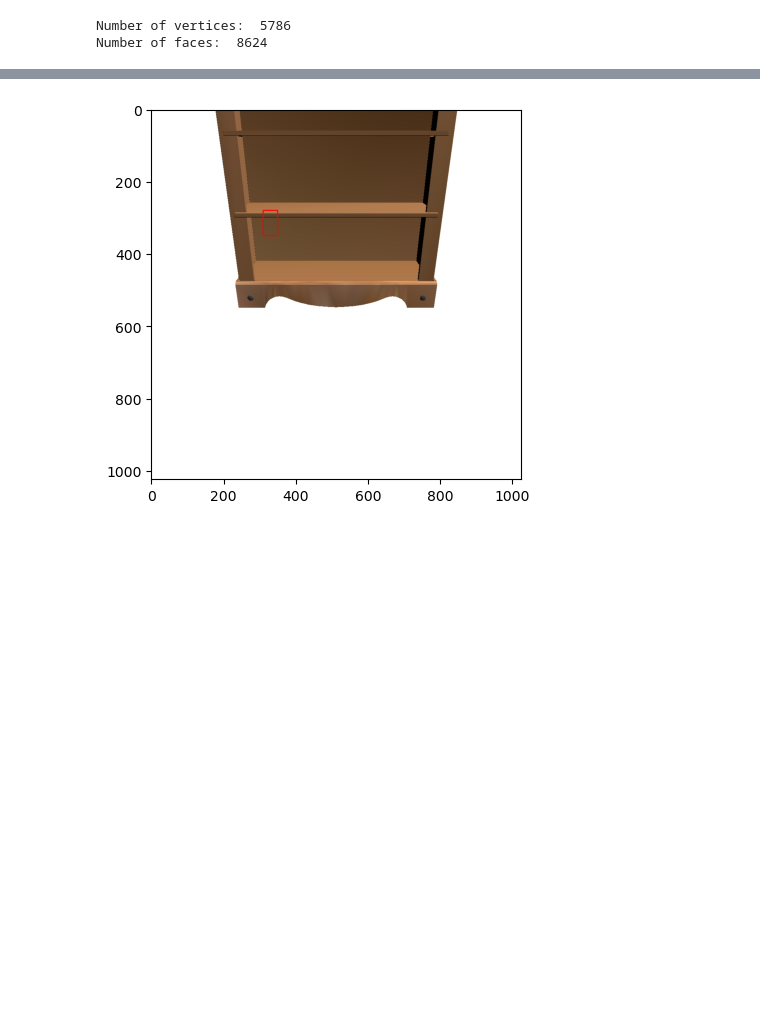
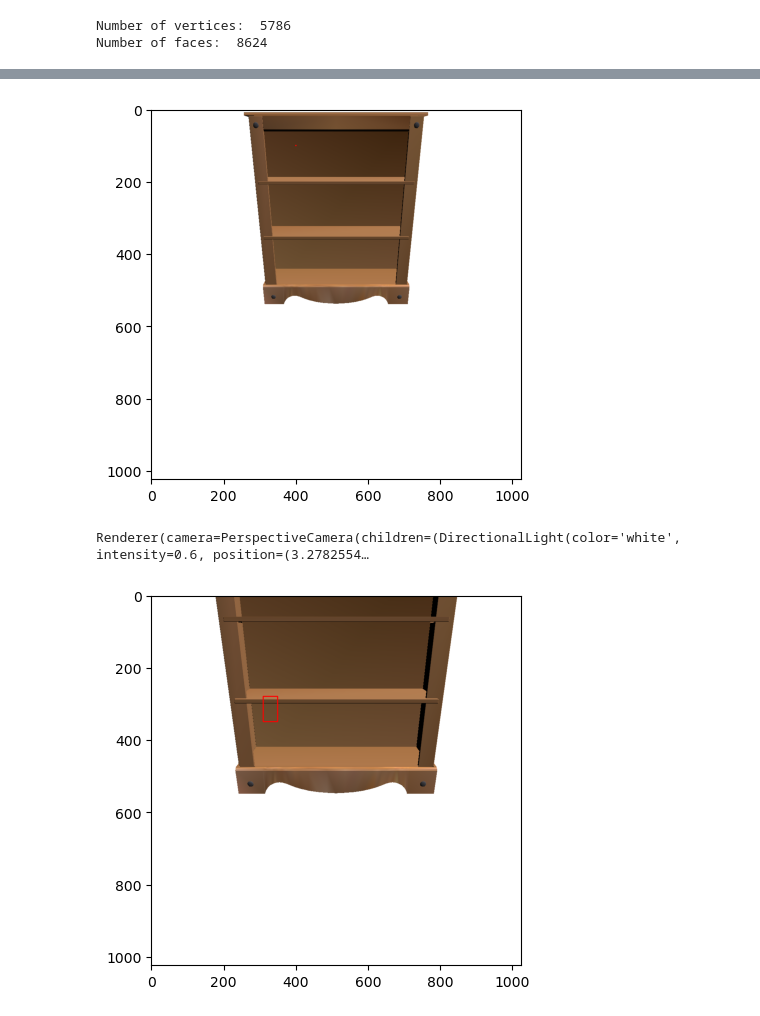
Before and after one commit to n-khalil/SATR-tests, a Jupyter notebook: project_back.ipynb, the cells around one changed output, grey strips where cells are left out. Cells and saved outputs as stored; diff of their text form; code cells hidden in the pictures; blank space fills up the shorter version.

```diff
--- a/project_back.ipynb
+++ b/project_back.ipynb
@@ -323,6 +324,27 @@ def project_back_image(bbox, width, height, point_cloud, elev, azim, r, fov, fac
                 pt = project_pixel(pixel, torchPC, width, height, eye, up, look_at, right, fov, face_id)
                 pts_colors[pt] = np.array([255,0,0])
     return pts_colors
+# %%
+elev = torch.deg2rad(torch.tensor(25)).to(device)
+azim = torch.deg2rad(torch.tensor(90)).to(device)
+r = 2.
+fov = np.pi / 3.
+image, face_idx = render_view(elev, azim, r)
+face_idx = face_idx.squeeze().cpu().numpy()
+img_to_show = image.copy()
+startX = 400; startY = 100; endX = 401; endY = 101
+bb = [(startX, startY), (endX, endY)]
+cv2.rectangle(img_to_show, (startX, startY), (endX, endY), [255,0,0], 2)
+plt.imshow(img_to_show)
+plt.show()
+# %% [output]
+[figure, added]
+# %%
+colors = project_back_image(bb, 1024, 1024,point_cloud, elev, azim, r, fov, face_idx, p)
+p = mp.plot(point_cloud, c = colors, shading = {'point_size':0.18}, return_plot=True)
+plt.show()
+# %% [output]
+Renderer(camera=PerspectiveCamera(children=(DirectionalLight(color='white', intensity=0.6, position=(3.2782554…
 # %%
 elev = torch.deg2rad(torch.tensor(25)).to(device)
 azim = torch.deg2rad(torch.tensor(90)).to(device)
```
Also changed, not shown: parts of 9 cells of this notebook, 1 other file.
